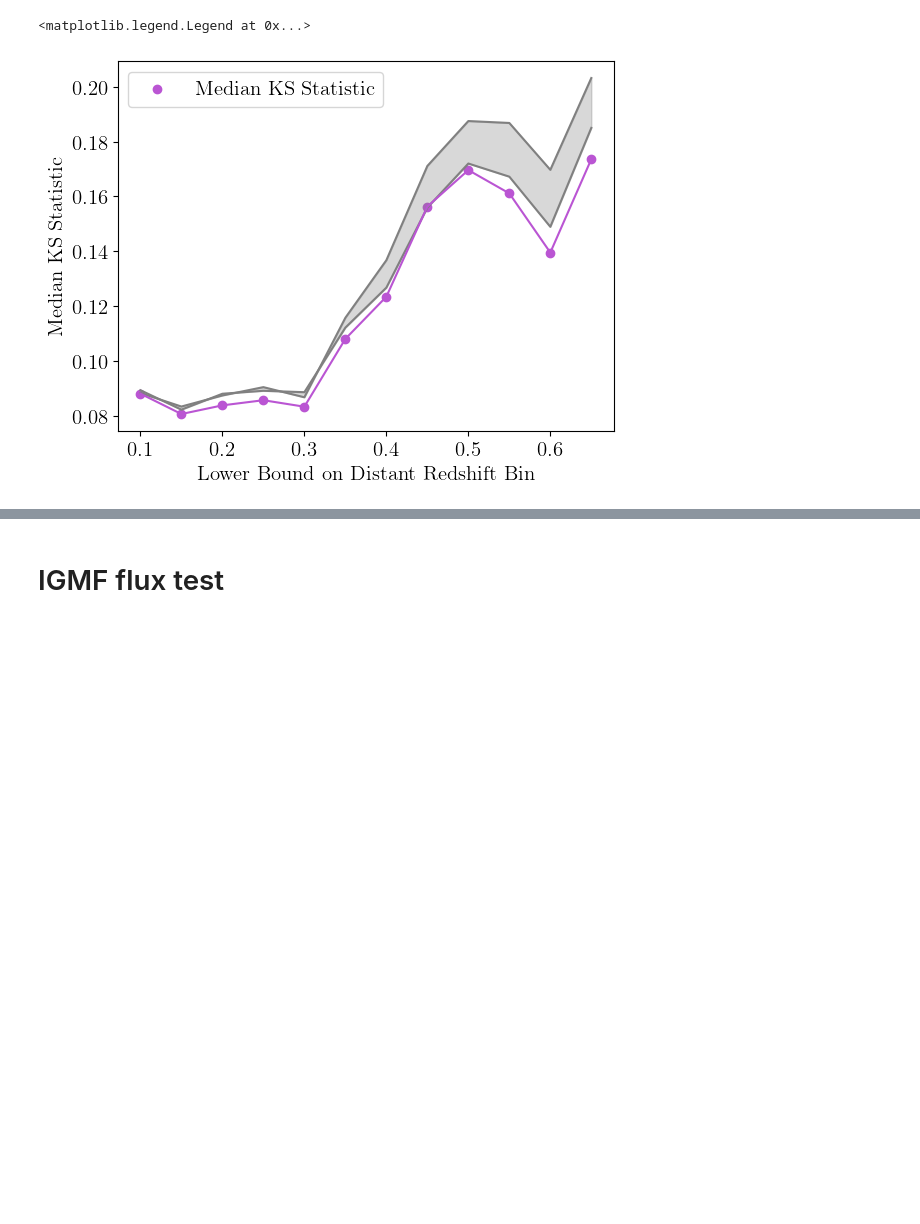
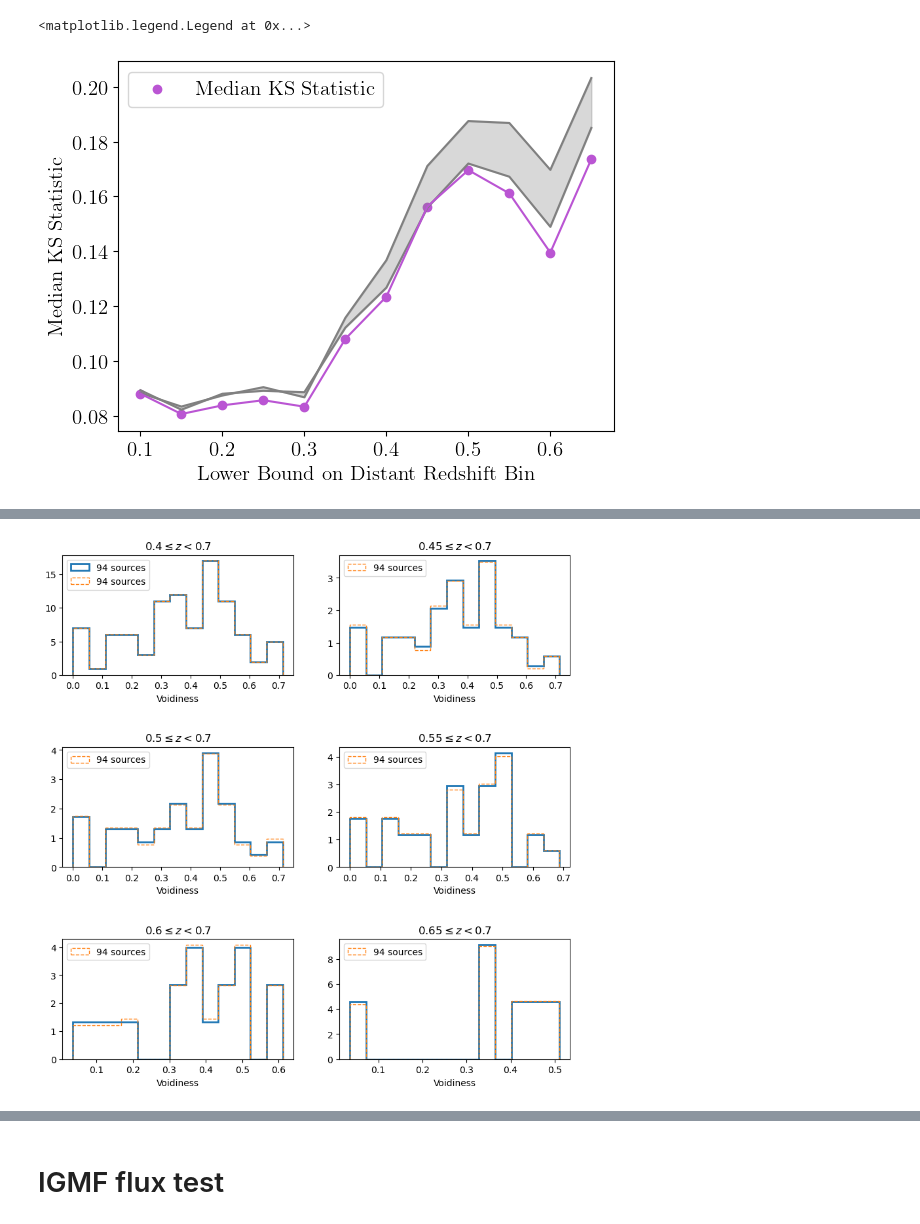
Before and after one commit to ojackson5150/GRS_voids, a Jupyter notebook: Jackson et. al. (202x)/blac_analysis.ipynb, the cells around one changed output, grey strips where cells are left out. Cells and saved outputs as stored; diff of their text form; code cells hidden in the pictures; blank space fills up the shorter version.

```diff
--- a/Jackson et. al. (202x)/blac_analysis.ipynb
+++ b/Jackson et. al. (202x)/blac_analysis.ipynb
@@ -724,0 +827,55 @@ plt.legend()
+# %%
+plt.figure(figsize = (10,10))
+
+plt.subplot(3,2,1)
+
+a, b, c = plt.hist(fourlac_bll[(fourlac_bll.z >= 0.4) & (fourlac_bll.z < maxz)].Voidiness, histtype='step', lw = 2, bins = 13, label = f'94 sources')
+plt.hist(fourlac_resampled_v0407.Voidiness, histtype='step', linestyle='--', bins = b, label = f'{len(fourlac_resampled_v0407)} sources')
+plt.legend()
+#plt.xlim(0,0.7)
+plt.xlabel('Voidiness')
+plt.title(r'$0.4 \leq z < 0.7$')
+
+plt.subplot(3,2,2)
+
+a,b,c = plt.hist(fourlac_bll[(fourlac_bll.z >= 0.45) & (fourlac_bll.z < maxz)].Voidiness, density = True, histtype='step', lw = 2, bins = 13)
+plt.hist(fourlac_resampled_v04507.Voidiness, histtype='step', linestyle='--', bins =b, density = True, label = f'{len(fourlac_resampled_v04507)} sources')
+plt.legend()
+plt.xlabel('Voidiness')
+plt.title(r'$0.45 \leq z < 0.7$')
+
+plt.subplot(3,2,3)
+
+a,b,c = plt.hist(fourlac_bll[(fourlac_bll.z >= 0.5) & (fourlac_bll.z < maxz)].Voidiness,density = True, histtype='step', lw = 2, bins = 13)
+plt.hist(fourlac_resampled_v0507.Voidiness, density = True, histtype='step', linestyle='--', bins = b, label = f'{len(fourlac_resampled_v0507)} sources')
+plt.legend()
+plt.xlabel('Voidiness')
+plt.title(r'$0.5 \leq z < 0.7$')
+
+plt.subplot(3,2,4)
+
+a,b,c = plt.hist(fourlac_bll[(fourlac_bll.z >= 0.55) & (fourlac_bll.z < maxz)].Voidiness, density = True, histtype='step', lw = 2, bins = 13)
+plt.hist(fourlac_resampled_v05507.Voidiness, density = True, histtype='step', linestyle='--', bins = b, label = f'{len(fourlac_resampled_v05507)} sources')
+plt.legend()
+plt.xlabel('Voidiness')
+plt.title(r'$0.55 \leq z < 0.7$')
+
+plt.subplot(3,2,5)
+
+a,b,c = plt.hist(fourlac_bll[(fourlac_bll.z >= 0.6) & (fourlac_bll.z < maxz)].Voidiness, density = True,  histtype='step', lw = 2, bins = 13)
+plt.hist(fourlac_resampled_v0607.Voidiness, histtype='step', linestyle='--', bins = b, density = True, label = f'{len(fourlac_resampled_v0607)} sources')
+plt.legend()
+plt.xlabel('Voidiness')
+plt.title(r'$0.6 \leq z < 0.7$')
+
+plt.subplot(3,2,6)
+
+a,b,c = plt.hist(fourlac_bll[(fourlac_bll.z >= 0.65) & (fourlac_bll.z < maxz)].Voidiness, density = True, histtype='step', lw = 2, bins = 13)
+plt.hist(fourlac_resampled_v06507.Voidiness, histtype='step', linestyle='--', bins = b, density = True, label = f'{len(fourlac_resampled_v06507)} sources')
+plt.legend()
+plt.xlabel('Voidiness')
+plt.title(r'$0.65 \leq z < 0.7$')
+
+plt.subplots_adjust(hspace = 0.6)
+# %% [output]
+[figure, added]
```
Also changed, not shown: parts of 86 cells of this notebook.
